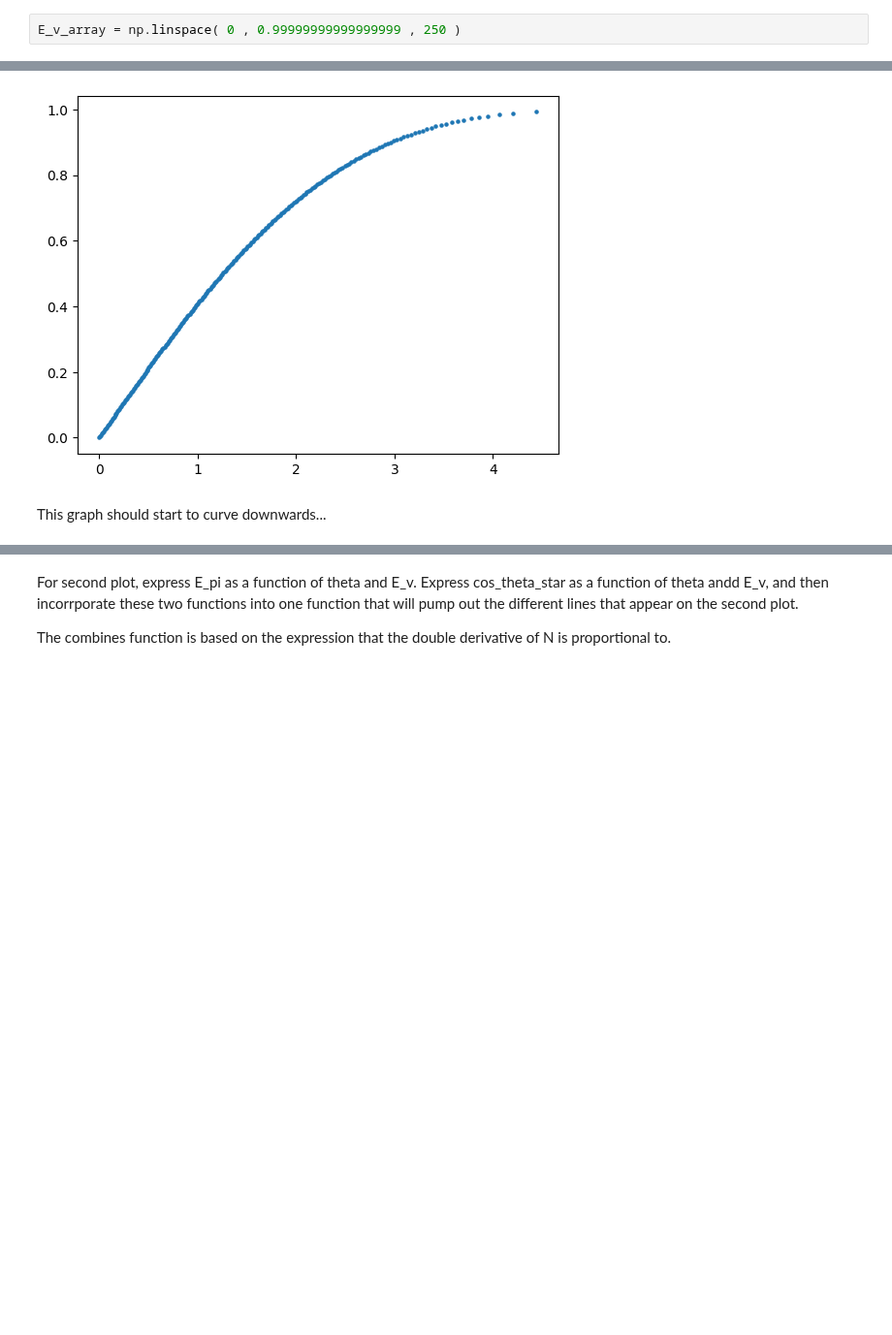
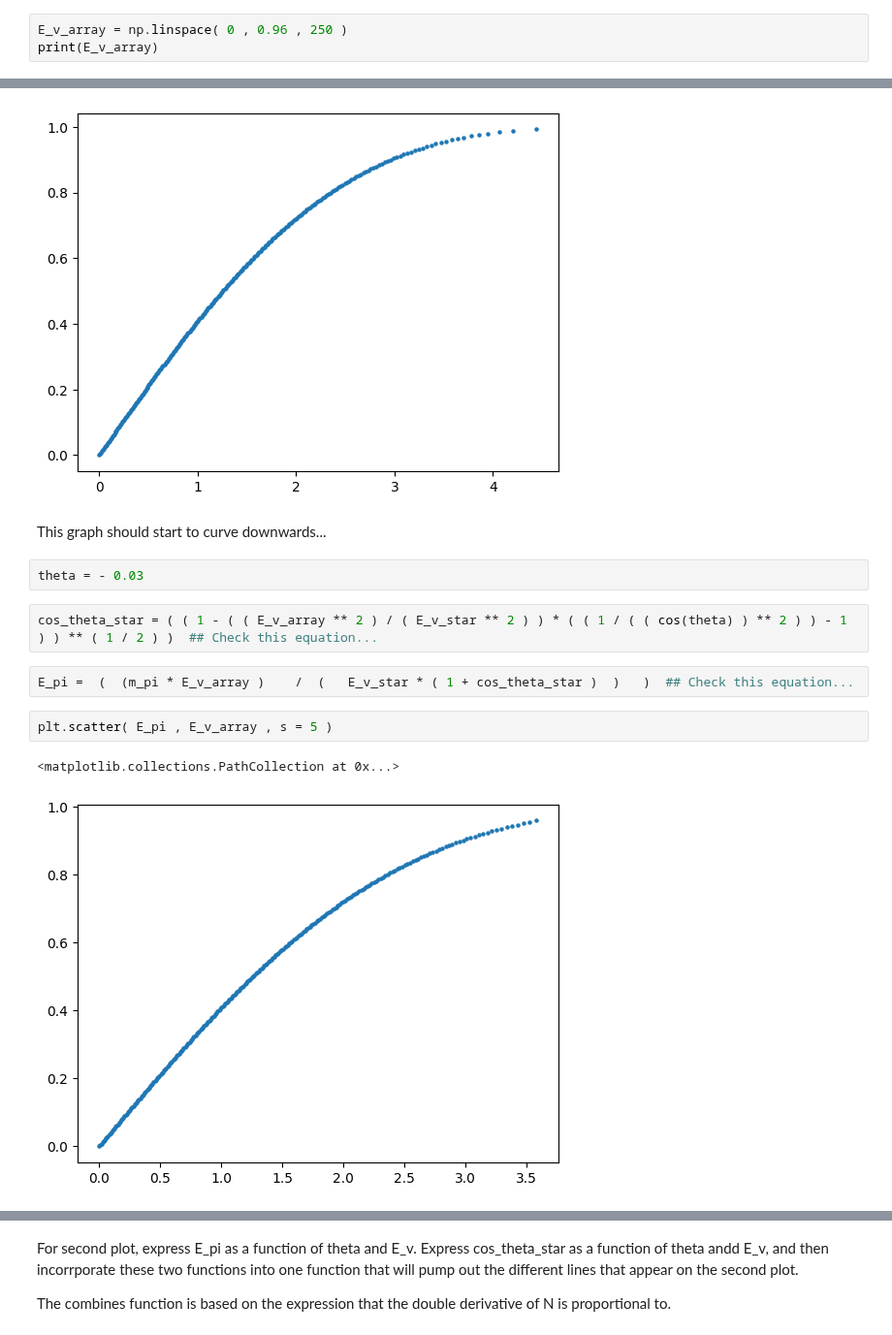
Before and after one commit to MrD0balina/Fourth-Year-Project---Neutrino-Oscillations, a Jupyter notebook: First_Coding_Work.ipynb, the cells around one changed output, grey strips where cells are left out. Shown at 97% size. Drawn from its saved outputs; the diff is of its cells as text; blank space fills up the shorter version.

```diff
--- a/First_Coding_Work.ipynb
+++ b/First_Coding_Work.ipynb
@@ -95,4 +95,5 @@ theta = 0.03
 
 E_proton = 120                     # Units = GeV  ( Source = https://en.wikipedia.org/wiki/Fermilab#Fermilab_Accelerator_Complex )
 # %%
-E_v_array = np.linspace( 0 , 0.99999999999999999 , 250 )
+E_v_array = np.linspace( 0 , 0.96 , 250 )
+print(E_v_array)
@@ -129,3 +148,14 @@ plt.scatter( E_pi , E_v_array , s = 5 )
 [figure]
 # %% [markdown]
 This graph should start to curve downwards...
+# %%
+theta = - 0.03
+# %%
+cos_theta_star = ( ( 1 - ( ( E_v_array ** 2 ) / ( E_v_star ** 2 ) ) * ( ( 1 / ( ( cos(theta) ) ** 2 ) ) - 1 ) ) ** ( 1 / 2 ) )  ## Check this equation...
+# %%
+E_pi =  (  (m_pi * E_v_array )    /  (   E_v_star * ( 1 + cos_theta_star )  )   )  ## Check this equation...
+# %%
+plt.scatter( E_pi , E_v_array , s = 5 )
+# %% [output]
+<matplotlib.collections.PathCollection at 0x...>
+[figure, added]
```
Also changed, not shown: parts of 3 cells of this notebook.
